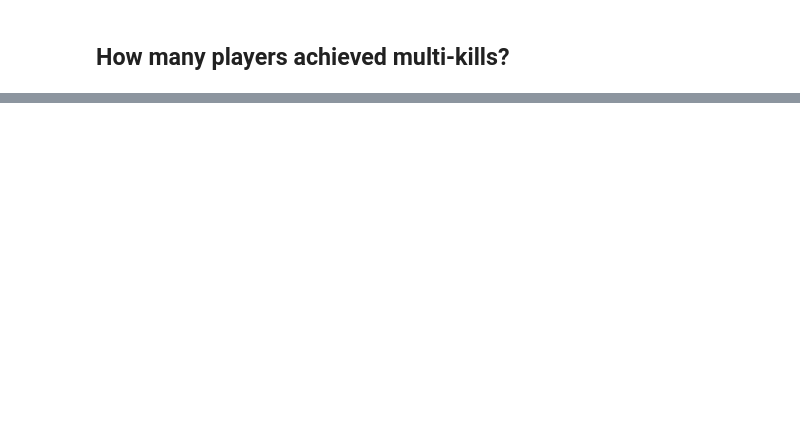
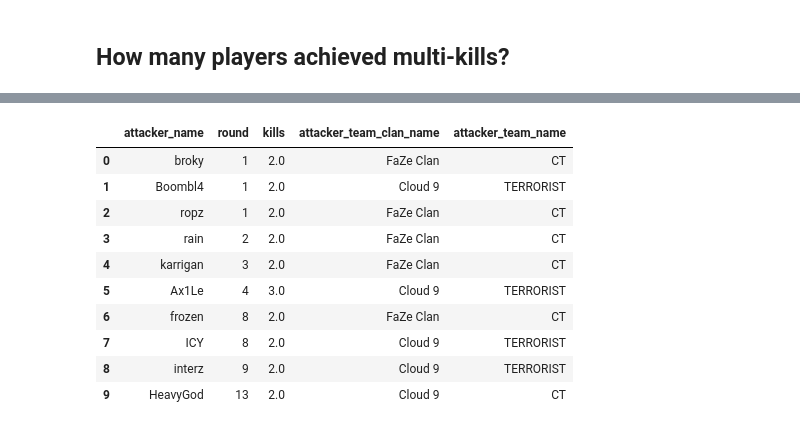
Before and after one commit to dickinsonmatt/counter-strike, a Jupyter notebook: analysis.ipynb, the cells around one changed output, grey strips where cells are left out. Cells and saved outputs as stored; diff of their text form; code cells hidden in the pictures; blank space fills up the shorter version.

```diff
--- a/analysis.ipynb
+++ b/analysis.ipynb
@@ -212,2 +231,6 @@ if not os.path.isfile("de_mirage.gif"):
 # %% [markdown]
 ## How many players achieved multi-kills?
+# %%
+player_info = dem.kills[['round', 'attacker_name', 'attacker_team_clan_name','attacker_team_name']].copy().drop_duplicates().set_index(['attacker_name', 'round'])
+
+player_info
@@ -213,0 +252,24 @@ if not os.path.isfile("de_mirage.gif"):
+# %%
+kills = dem.kills.copy()
+
+num_kills = 2
+
+kills_per_round = kills.groupby(['round', 'attacker_name'])['tick'].count().unstack().fillna(0).reset_index().melt(id_vars = "round", value_name = "kills")
+
+multikill_round_players = kills_per_round.sort_values('round').set_index(['attacker_name', 'round'])
+
+multikills = multikill_round_players.join(player_info)[multikill_round_players['kills'] >= num_kills]
+
+multikills.reset_index().drop_duplicates(subset = 'attacker_name').reset_index(drop = True)
+# %% [output]
+|  | attacker_name | round | kills | attacker_team_clan_name | attacker_team_name |
+| 0 | broky | 1 | 2.0 | FaZe Clan | CT |
+| 1 | Boombl4 | 1 | 2.0 | Cloud 9 | TERRORIST |
+| 2 | ropz | 1 | 2.0 | FaZe Clan | CT |
+| 3 | rain | 2 | 2.0 | FaZe Clan | CT |
+| 4 | karrigan | 3 | 2.0 | FaZe Clan | CT |
+| 5 | Ax1Le | 4 | 3.0 | Cloud 9 | TERRORIST |
+| 6 | frozen | 8 | 2.0 | FaZe Clan | CT |
+| 7 | ICY | 8 | 2.0 | Cloud 9 | TERRORIST |
+| 8 | interz | 9 | 2.0 | Cloud 9 | TERRORIST |
+| 9 | HeavyGod | 13 | 2.0 | Cloud 9 | CT |
```
Also changed, not shown: parts of 4 cells of this notebook.
